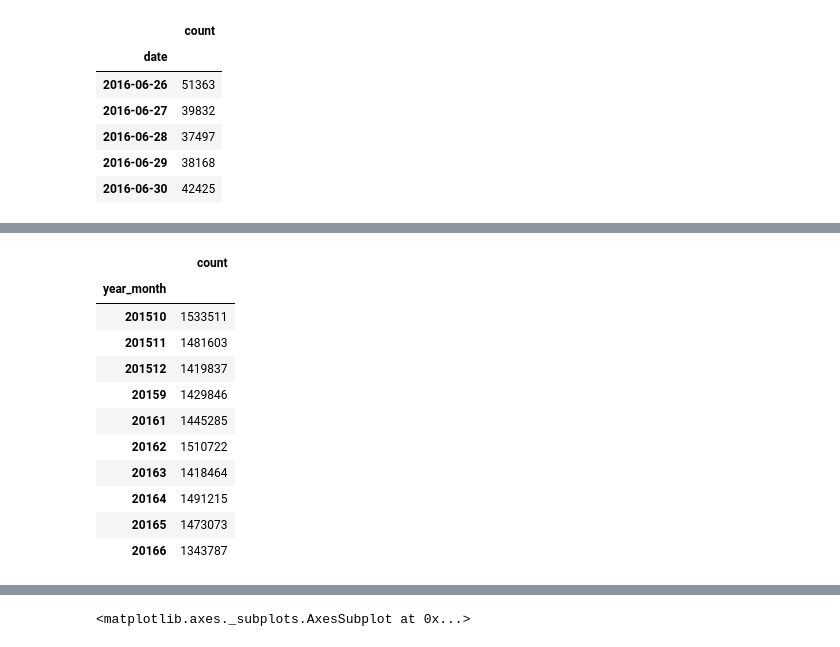
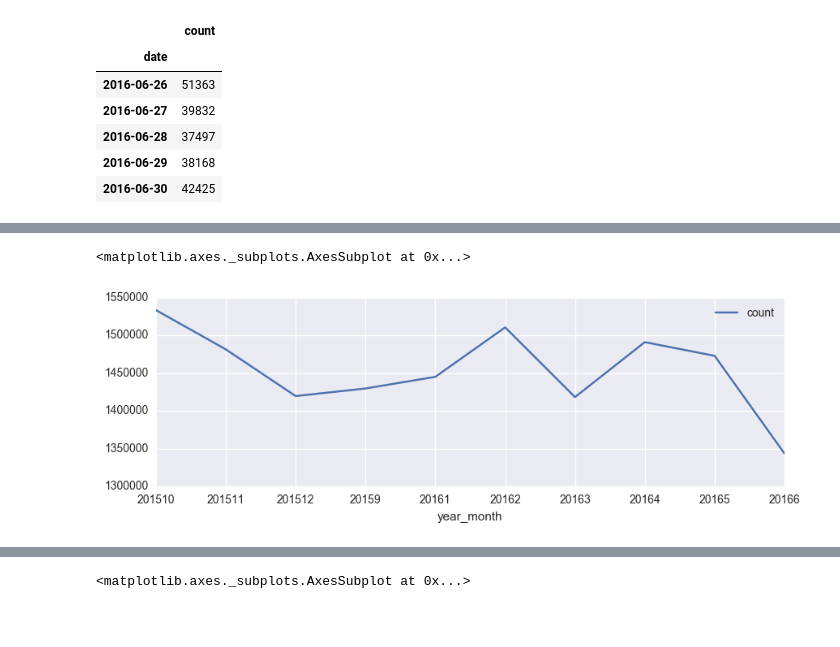
Before and after one commit to MiyainNYC/PySpark-Data-Challenge, a Jupyter notebook: Volume_VIZ.ipynb, the cells around one changed output, grey strips where cells are left out. Cells and saved outputs as stored; diff of their text form; code cells hidden in the pictures; blank space fills up the shorter version.

```diff
--- a/Volume_VIZ.ipynb
+++ b/Volume_VIZ.ipynb
@@ -129,17 +310,7 @@ daily_ride_2016 = daily_ride_2016.reset_index()
 # %%
 daily_ride_2016['year_month'] = list(map(lambda x:str(x.year)+str(x.month),daily_ride_2016['date']))
 # %%
-daily_ride_2016.groupby('year_month').sum()
+daily_ride_2016.groupby('year_month').sum().plot(figsize=(10,3))
 # %% [output]
-|  | count |
-| year_month |  |
-| 201510 | 1533511 |
-| 201511 | 1481603 |
-| 201512 | 1419837 |
-| 20159 | 1429846 |
-| 20161 | 1445285 |
-| 20162 | 1510722 |
-| 20163 | 1418464 |
-| 20164 | 1491215 |
-| 20165 | 1473073 |
-| 20166 | 1343787 |
+<matplotlib.axes._subplots.AxesSubplot at 0x...>
+[figure, added]
```
Also changed, not shown: parts of 39 cells of this notebook.
